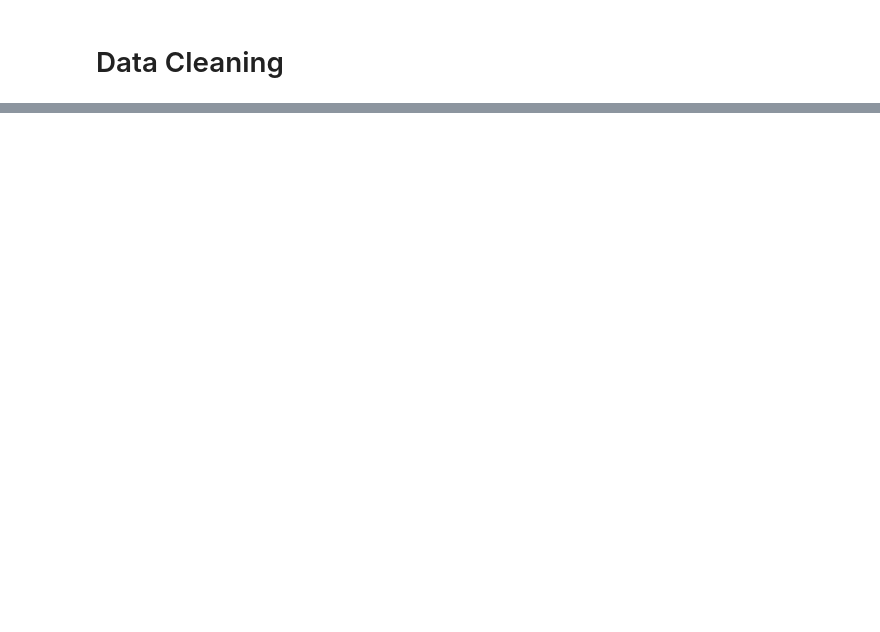
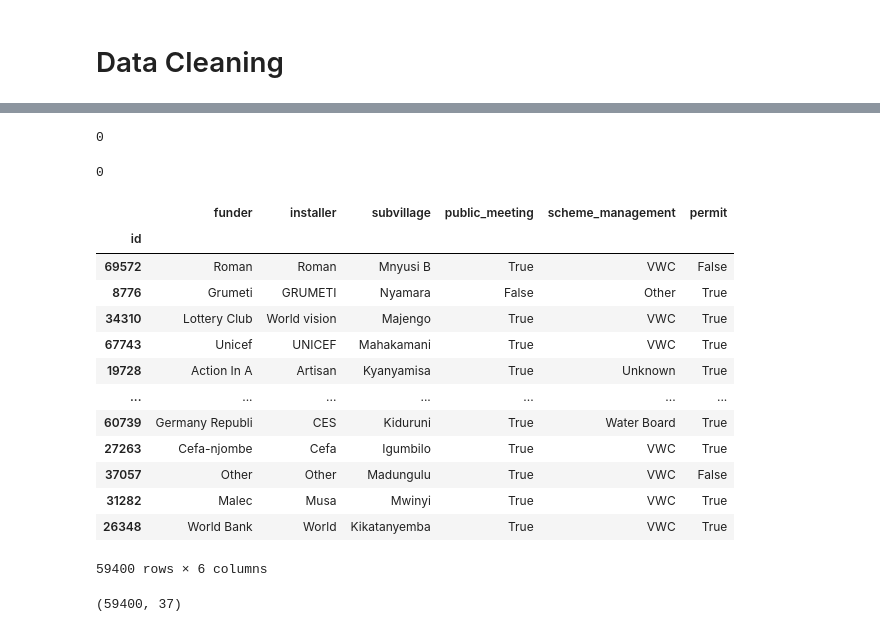
Before and after one commit to cmluna2913/WaterWell, a Jupyter notebook: Notebooks/etl.ipynb, the cells around one changed output, grey strips where cells are left out. Cells and saved outputs as stored; diff of their text form; code cells hidden in the pictures; blank space fills up the shorter version.

```diff
--- a/Notebooks/etl.ipynb
+++ b/Notebooks/etl.ipynb
@@ -290,0 +244,21 @@ test = pd.read_csv(config['paths']['data_path'] + 'testing_set.csv')
+# %%
+train_df.drop(columns=['scheme_name', 'date_recorded'], inplace=True)
+# %%
+test_df.drop(columns=['scheme_name', 'date_recorded'], inplace=True)
+# %%
+for col in ['funder', 'installer', 'subvillage', 'scheme_management']:
+    if col=='scheme_management':
+        train_df[col] = train_df[col].cat.add_categories('Unknown')
+        test_df[col] = test_df[col].cat.add_categories('Unknown')
+    else:
+        train_df[col] = train_df[col].cat.add_categories('Other')
+        test_df[col] = test_df[col].cat.add_categories('Other')
+# %%
+
+train_df.fillna({'funder':'Other',
+           'installer': 'Other',
+           'subvillage': 'Other',
+           'public_meeting': False,
+           'scheme_management': 'Unknown',
+           'permit': False}
+           , inplace=True)
@@ -290,0 +273,30 @@ test = pd.read_csv(config['paths']['data_path'] + 'testing_set.csv')
+# %%
+train_df.isna().any().sum()
+# %% [output]
+0
+# %%
+test_df.isna().any().sum()
+# %% [output]
+0
+# %%
+train_df[['funder', 'installer', 'subvillage', 'public_meeting', 'scheme_management',
+        'permit']]
+# %% [output]
+|  | funder | installer | subvillage | public_meeting | scheme_management | permit |
+| id |  |  |  |  |  |  |
+| 69572 | Roman | Roman | Mnyusi B | True | VWC | False |
+| 8776 | Grumeti | GRUMETI | Nyamara | False | Other | True |
+| 34310 | Lottery Club | World vision | Majengo | True | VWC | True |
+| 67743 | Unicef | UNICEF | Mahakamani | True | VWC | True |
+| 19728 | Action In A | Artisan | Kyanyamisa | True | Unknown | True |
+| ... | ... | ... | ... | ... | ... | ... |
+| 60739 | Germany Republi | CES | Kiduruni | True | Water Board | True |
+| 27263 | Cefa-njombe | Cefa | Igumbilo | True | VWC | True |
+| 37057 | Other | Other | Madungulu | True | VWC | False |
+| 31282 | Malec | Musa | Mwinyi | True | VWC | True |
+| 26348 | World Bank | World | Kikatanyemba | True | VWC | True |
+59400 rows × 6 columns
+# %%
+train_df.shape
+# %% [output]
+(59400, 37)
```
Also changed, not shown: parts of 106 cells of this notebook, 1 other file.
